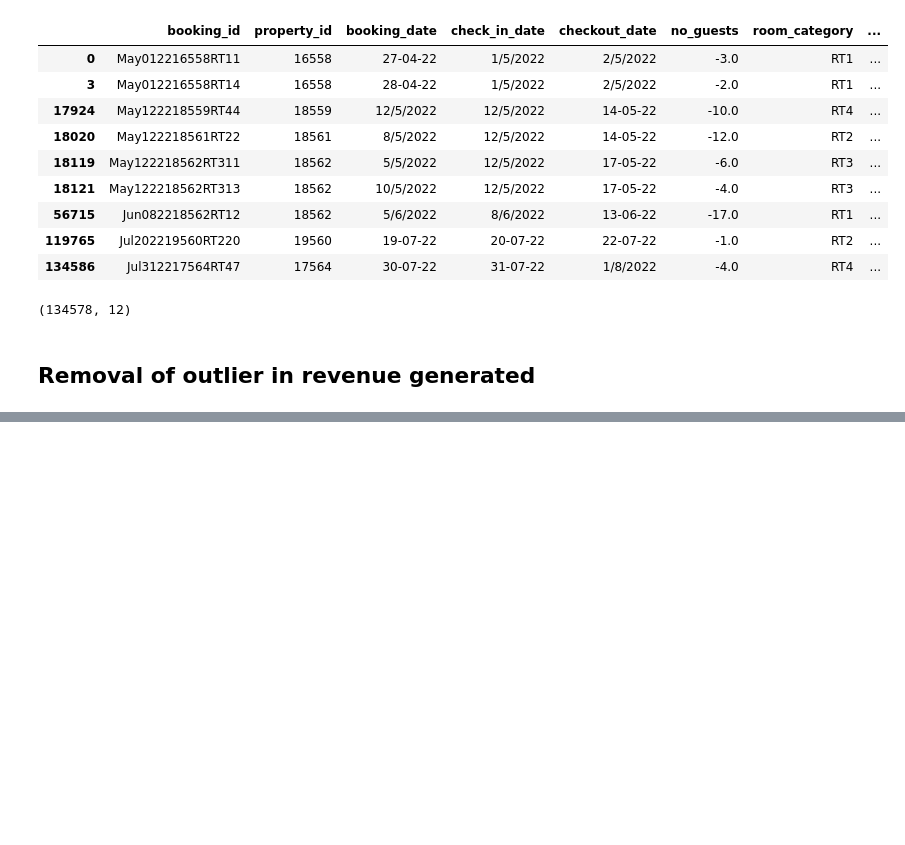
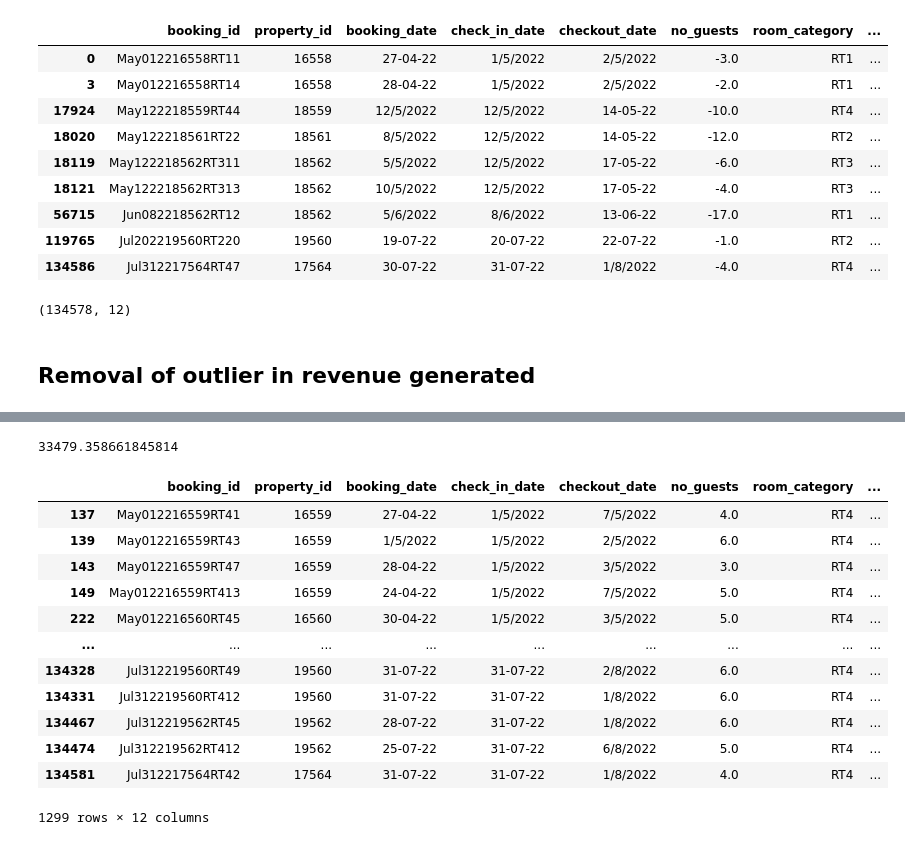
Before and after one commit to mesrai/Hotel-Analysis, a Jupyter notebook: Project/Project1.ipynb, the cells around one changed output, grey strips where cells are left out. Saved outputs shown, nothing was run; the diff lists cells and outputs as text; code cells hidden in the pictures; blank space fills up the shorter version.

```diff
--- a/Project/Project1.ipynb
+++ b/Project/Project1.ipynb
@@ -117,0 +122,6 @@ df_bookings.shape
+# %%
+avg,std=df_bookings.revenue_generated.mean(), df_bookings.revenue_generated.std()
+# %%
+#based on empirical rule
+higher_limit=avg+3*std
+print(higher_limit)
@@ -117,0 +148,3 @@ df_bookings.shape
+# %%
+df_bookings=df_bookings[df_bookings.revenue_generated<=higher_limit]
+df_bookings.shape
@@ -117,0 +165,21 @@ df_bookings.shape
+# %%
+higher_limit=df_bookings.revenue_realized.mean()+3*df_bookings.revenue_realized.std()
+print(higher_limit)
+# %% [output]
+33479.358661845814
+# %%
+df_bookings[df_bookings.revenue_realized>higher_limit]
+# %% [output]
+|  | booking_id | property_id | booking_date | check_in_date | checkout_date | no_guests | room_category | ... |
+| 137 | May012216559RT41 | 16559 | 27-04-22 | 1/5/2022 | 7/5/2022 | 4.0 | RT4 | ... |
+| 139 | May012216559RT43 | 16559 | 1/5/2022 | 1/5/2022 | 2/5/2022 | 6.0 | RT4 | ... |
+| 143 | May012216559RT47 | 16559 | 28-04-22 | 1/5/2022 | 3/5/2022 | 3.0 | RT4 | ... |
+| 149 | May012216559RT413 | 16559 | 24-04-22 | 1/5/2022 | 7/5/2022 | 5.0 | RT4 | ... |
+| 222 | May012216560RT45 | 16560 | 30-04-22 | 1/5/2022 | 3/5/2022 | 5.0 | RT4 | ... |
+| ... | ... | ... | ... | ... | ... | ... | ... | ... |
+| 134328 | Jul312219560RT49 | 19560 | 31-07-22 | 31-07-22 | 2/8/2022 | 6.0 | RT4 | ... |
+| 134331 | Jul312219560RT412 | 19560 | 31-07-22 | 31-07-22 | 1/8/2022 | 6.0 | RT4 | ... |
+| 134467 | Jul312219562RT45 | 19562 | 28-07-22 | 31-07-22 | 1/8/2022 | 6.0 | RT4 | ... |
+| 134474 | Jul312219562RT412 | 19562 | 25-07-22 | 31-07-22 | 6/8/2022 | 5.0 | RT4 | ... |
+| 134581 | Jul312217564RT42 | 17564 | 31-07-22 | 31-07-22 | 1/8/2022 | 4.0 | RT4 | ... |
+1299 rows × 12 columns
```
Also changed, not shown: parts of 61 cells of this notebook.
